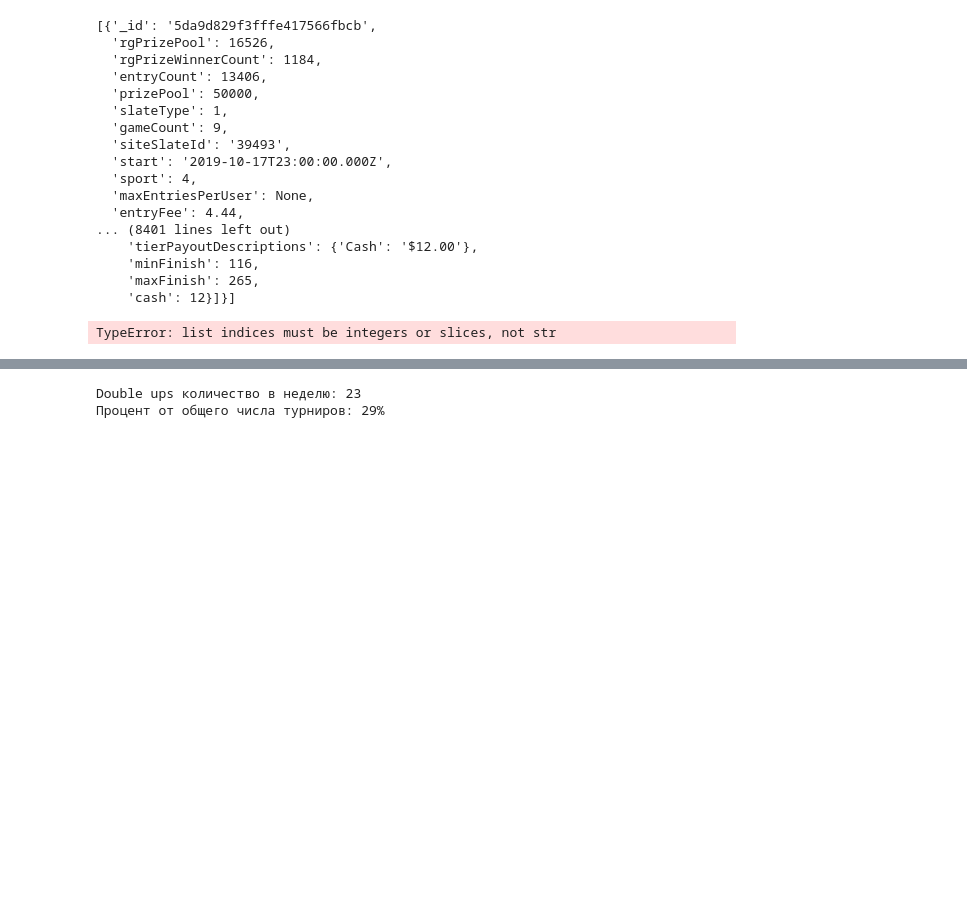
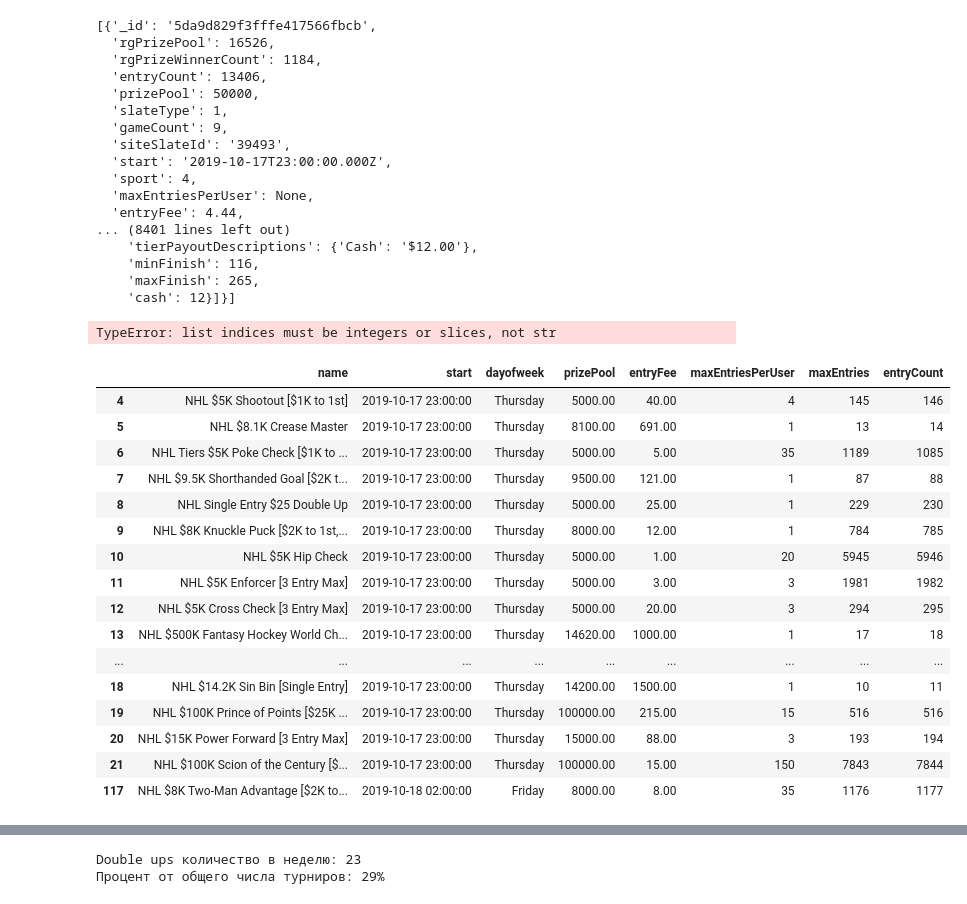
Before and after one commit to HQuality/Classes_Pipelines, a Jupyter notebook: n/simple_eda.ipynb, the cells around one changed output, grey strips where cells are left out. Cells and saved outputs as stored; diff of their text form; code cells hidden in the pictures; blank space fills up the shorter version.

```diff
--- a/n/simple_eda.ipynb
+++ b/n/simple_eda.ipynb
@@ -16,3 +14,0 @@ from pandas.io.json import json_normalize
-# %%
-response = requests.get('https://resultsdb-api.rotogrinders.com/api/contests?start=10/17/2019&end=10/24/2019&lean=true')
-json_data = json.loads(response.json)
@@ -60,6 +100,26 @@ nfl = rg_df(json_data, 'nfl')
 nhl = rg_df(json_data, 'nhl')
 # %%
 pd.options.display.float_format = "{:.2f}".format
+# %%
+nhl
+# %% [output]
+|  | name | start | dayofweek | prizePool | entryFee | maxEntriesPerUser | maxEntries | entryCount |
+| 4 | NHL $5K Shootout [$1K to 1st] | 2019-10-17 23:00:00 | Thursday | 5000.00 | 40.00 | 4 | 145 | 146 |
+| 5 | NHL $8.1K Crease Master | 2019-10-17 23:00:00 | Thursday | 8100.00 | 691.00 | 1 | 13 | 14 |
+| 6 | NHL Tiers $5K Poke Check [$1K to ... | 2019-10-17 23:00:00 | Thursday | 5000.00 | 5.00 | 35 | 1189 | 1085 |
+| 7 | NHL $9.5K Shorthanded Goal [$2K t... | 2019-10-17 23:00:00 | Thursday | 9500.00 | 121.00 | 1 | 87 | 88 |
+| 8 | NHL Single Entry $25 Double Up | 2019-10-17 23:00:00 | Thursday | 5000.00 | 25.00 | 1 | 229 | 230 |
+| 9 | NHL $8K Knuckle Puck [$2K to 1st,... | 2019-10-17 23:00:00 | Thursday | 8000.00 | 12.00 | 1 | 784 | 785 |
+| 10 | NHL $5K Hip Check | 2019-10-17 23:00:00 | Thursday | 5000.00 | 1.00 | 20 | 5945 | 5946 |
+| 11 | NHL $5K Enforcer [3 Entry Max] | 2019-10-17 23:00:00 | Thursday | 5000.00 | 3.00 | 3 | 1981 | 1982 |
+| 12 | NHL $5K Cross Check [3 Entry Max] | 2019-10-17 23:00:00 | Thursday | 5000.00 | 20.00 | 3 | 294 | 295 |
+| 13 | NHL $500K Fantasy Hockey World Ch... | 2019-10-17 23:00:00 | Thursday | 14620.00 | 1000.00 | 1 | 17 | 18 |
+| ... | ... | ... | ... | ... | ... | ... | ... | ... |
+| 18 | NHL $14.2K Sin Bin [Single Entry] | 2019-10-17 23:00:00 | Thursday | 14200.00 | 1500.00 | 1 | 10 | 11 |
+| 19 | NHL $100K Prince of Points [$25K ... | 2019-10-17 23:00:00 | Thursday | 100000.00 | 215.00 | 15 | 516 | 516 |
+| 20 | NHL $15K Power Forward [3 Entry Max] | 2019-10-17 23:00:00 | Thursday | 15000.00 | 88.00 | 3 | 193 | 194 |
+| 21 | NHL $100K Scion of the Century [$... | 2019-10-17 23:00:00 | Thursday | 100000.00 | 15.00 | 150 | 7843 | 7844 |
+| 117 | NHL $8K Two-Man Advantage [$2K to... | 2019-10-18 02:00:00 | Friday | 8000.00 | 8.00 | 35 | 1176 | 1177 |
 # %%
 nfl.describe()
 # %% [output]
```
Also changed, not shown: parts of 11 cells of this notebook.
